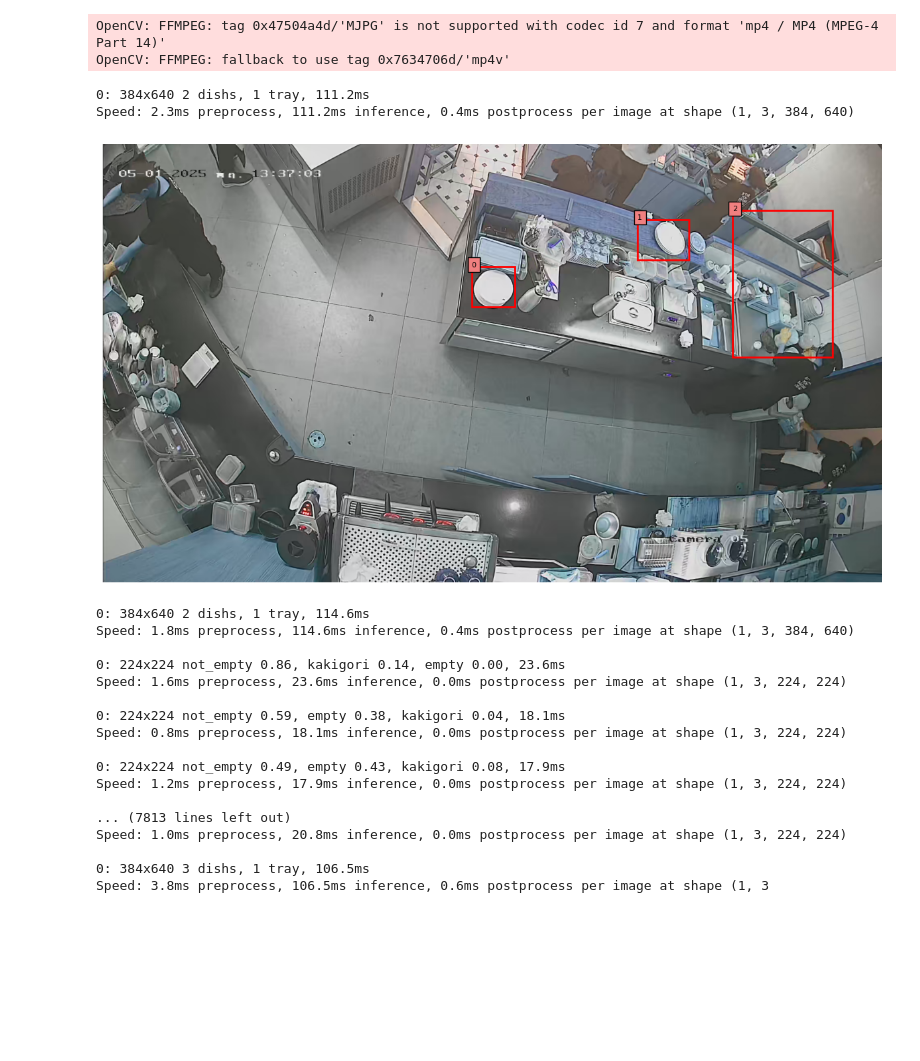
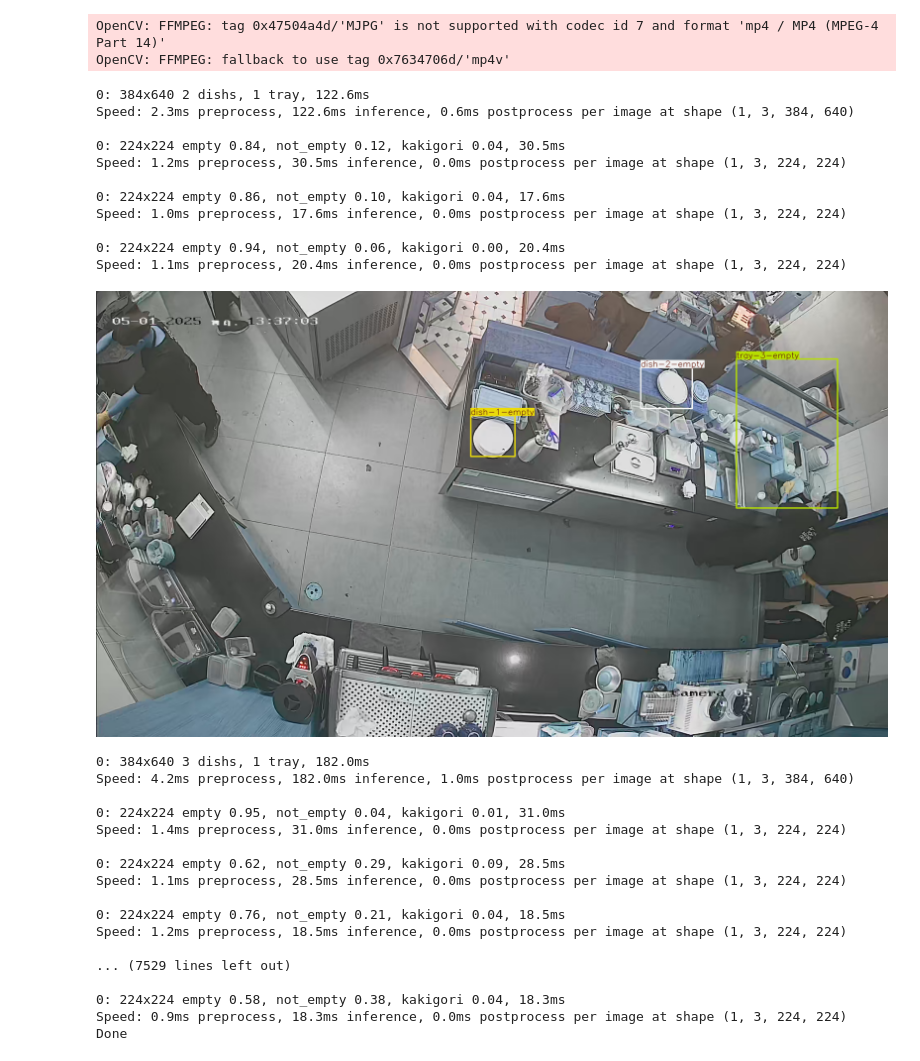
Before and after one commit to hoanghapham/kitchen-monitoring, a Jupyter notebook: detection.ipynb, the cells around one changed output. Drawn from its saved outputs; the diff is of its cells as text; code cells hidden in the pictures; blank space fills up the shorter version.

```diff
--- a/detection.ipynb
+++ b/detection.ipynb
@@ -18,9 +18,9 @@ from ultralytics.utils.plotting import Annotator, colors
 # dish_classifier = YOLO("./models/YOLO11m-cls.pt")
 # tray_classifier = YOLO("./models/YOLO11m-cls.pt")
 
-detector = YOLO("runs/detect/train6/weights/best.pt")
-dish_classifier = YOLO("runs/classify/train5/weights/best.pt")
-tray_classifier = YOLO("runs/classify/train6/weights/best.pt")
+detector = YOLO("models/detector/best.pt")
+dish_classifier = YOLO("models/dish_classifier/best.pt")
+tray_classifier = YOLO("models/tray_classifier/best.pt")
 # %%
 # detector.train(data="./data/detection/dataset.yaml", epochs=10, batch=10)
 # dish_classifier.train(data="./data/classification/dish", epochs=1, batch=10)
@@ -52,22 +52,50 @@ all_tracked = detector.track(
 # %%
 import numpy as np
 from PIL import Image
 
 ret, frame = cap.read()
 
 image = Image.fromarray(frame)
+annotator = Annotator(frame, line_width=2, font_size=20)
 
-detected = detector(source=frame, conf=0.2, iou=0.5)
+results = detector.track(source=frame, conf=0.2, iou=0.5)
+boxes = results[0].boxes.xyxy
+classes = results[0].boxes.cls.int()
+names = [detector.names[i.item()] for i in  classes]
+track_ids = results[0].boxes.id.int().cpu().tolist()
+
+# Classify empty, kakigori, not empty
+for bbox, cls, name, track_id in zip(boxes, classes, names, track_ids):
+    cropped = crop_image(frame, bbox)
+
+    if cls == 0:
+        subclass = dish_classifier(cropped)
+        subclass_name = dish_classifier.names[subclass[0].probs.top1]
+    elif cls == 1:
+        subclass == tray_classifier(cropped)
+        subclass_name = tray_classifier.names[subclass[0].probs.top1]
+
+    annotator.box_label(box=bbox, color = colors(int(track_id), True), label=f"{name}-{track_id}-{subclass_name}")
+
+
+cropped = crop_image(frame, bbox)
 
 # image_array = np.array(frame)
-draw_bboxes_xyxy(image, detected[0].boxes.xyxy)
+Image.fromarray(frame)
 # %% [output]
-0: 384x640 2 dishs, 1 tray, 111.2ms
-Speed: 2.3ms preprocess, 111.2ms inference, 0.4ms postprocess per image at shape (1, 3, 384, 640)
+0: 384x640 2 dishs, 1 tray, 122.6ms
+Speed: 2.3ms preprocess, 122.6ms inference, 0.6ms postprocess per image at shape (1, 3, 384, 640)
+
+0: 224x224 empty 0.84, not_empty 0.12, kakigori 0.04, 30.5ms
+Speed: 1.2ms preprocess, 30.5ms inference, 0.0ms postprocess per image at shape (1, 3, 224, 224)
+
+0: 224x224 empty 0.86, not_empty 0.10, kakigori 0.04, 17.6ms
+Speed: 1.0ms preprocess, 17.6ms inference, 0.0ms postprocess per image at shape (1, 3, 224, 224)
+
+0: 224x224 empty 0.94, not_empty 0.06, kakigori 0.00, 20.4ms
+Speed: 1.1ms preprocess, 20.4ms inference, 0.0ms postprocess per image at shape (1, 3, 224, 224)
-[figure, old version]
+[figure, new version]
 # %%
-dish_classifier_path = "runs/classify/train7/weights/best.pt"
-
 while True:
     ret, frame = cap.read()
 
@@ -76,7 +104,7 @@ while True:
         break
 
     annotator = Annotator(frame, line_width=2, font_size=20)
-    results = detector.track(frame, persist=True, model=dish_classifier_path, conf=0.2, iou=0.5)
+    results = detector.track(frame, persist=True, conf=0.2, iou=0.5)
 
     if results[0].boxes.is_track and results[0].boxes is not None:
         boxes = results[0].boxes.xyxy
@@ -105,20 +133,20 @@ while True:
 out.release()
 cap.release()
 # %% [output]
-0: 384x640 2 dishs, 1 tray, 114.6ms
-Speed: 1.8ms preprocess, 114.6ms inference, 0.4ms postprocess per image at shape (1, 3, 384, 640)
+0: 384x640 3 dishs, 1 tray, 182.0ms
+Speed: 4.2ms preprocess, 182.0ms inference, 1.0ms postprocess per image at shape (1, 3, 384, 640)
 
-0: 224x224 not_empty 0.86, kakigori 0.14, empty 0.00, 23.6ms
-Speed: 1.6ms preprocess, 23.6ms inference, 0.0ms postprocess per image at shape (1, 3, 224, 224)
+0: 224x224 empty 0.95, not_empty 0.04, kakigori 0.01, 31.0ms
+Speed: 1.4ms preprocess, 31.0ms inference, 0.0ms postprocess per image at shape (1, 3, 224, 224)
 
-0: 224x224 not_empty 0.59, empty 0.38, kakigori 0.04, 18.1ms
-Speed: 0.8ms preprocess, 18.1ms inference, 0.0ms postprocess per image at shape (1, 3, 224, 224)
+0: 224x224 empty 0.62, not_empty 0.29, kakigori 0.09, 28.5ms
+Speed: 1.1ms preprocess, 28.5ms inference, 0.0ms postprocess per image at shape (1, 3, 224, 224)
 
-0: 224x224 not_empty 0.49, empty 0.43, kakigori 0.08, 17.9ms
-Speed: 1.2ms preprocess, 17.9ms inference, 0.0ms postprocess per image at shape (1, 3, 224, 224)
+0: 224x224 empty 0.76, not_empty 0.21, kakigori 0.04, 18.5ms
+Speed: 1.2ms preprocess, 18.5ms inference, 0.0ms postprocess per image at shape (1, 3, 224, 224)
 
-... (7813 lines left out)
-Speed: 1.0ms preprocess, 20.8ms inference, 0.0ms postprocess per image at shape (1, 3, 224, 224)
+... (7529 lines left out)
 
-0: 384x640 3 dishs, 1 tray, 106.5ms
-Speed: 3.8ms preprocess, 106.5ms inference, 0.6ms postprocess per image at shape (1, 3
+0: 224x224 empty 0.58, not_empty 0.38, kakigori 0.04, 18.3ms
+Speed: 0.9ms preprocess, 18.3ms inference, 0.0ms postprocess per image at shape (1, 3, 224, 224)
+Done
```
Also changed, not shown: 1 other file.
